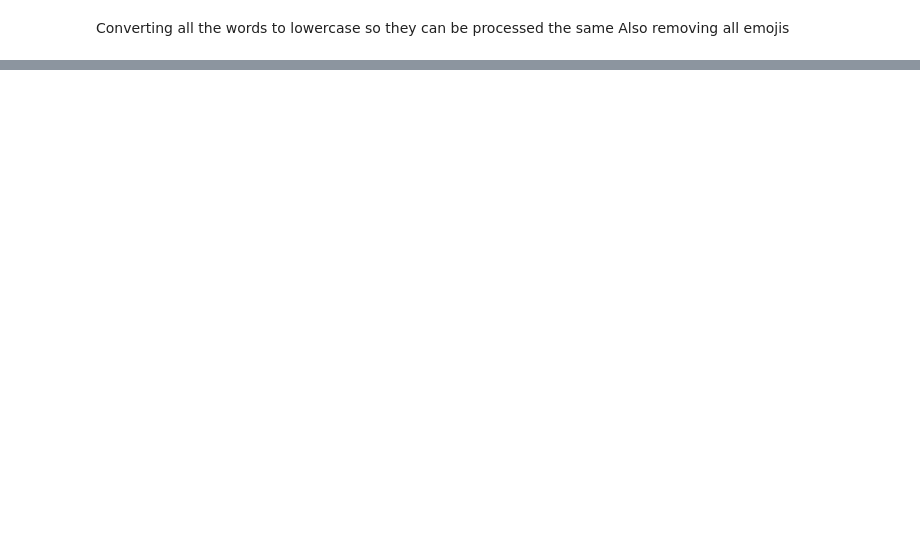
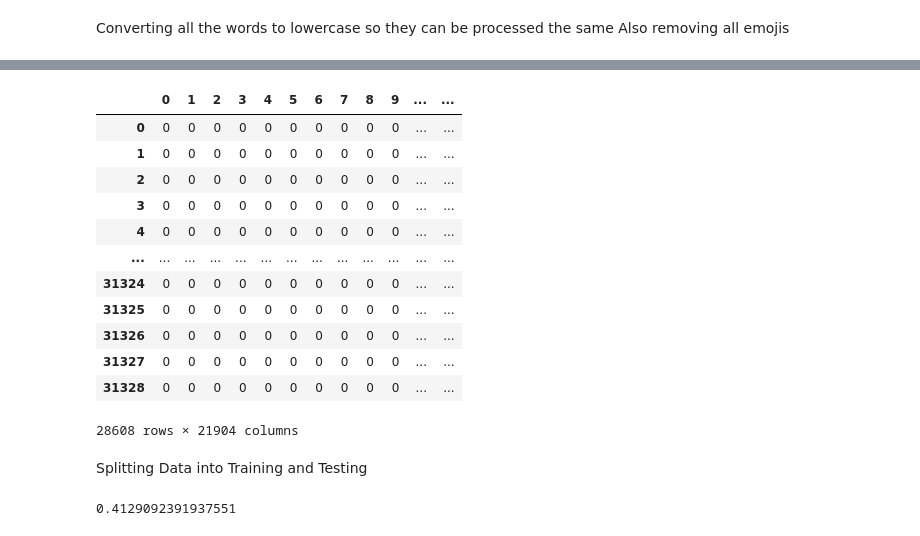
Before and after one commit to Jdka1/Amazon-Sentiment-Analysis, a Jupyter notebook: main.ipynb, the cells around one changed output, grey strips where cells are left out. Drawn from its saved outputs; the diff is of its cells as text; code cells hidden in the pictures; blank space fills up the shorter version.

```diff
--- a/main.ipynb
+++ b/main.ipynb
@@ -131,0 +156,3 @@ demoji.findall(''.join(reviews_df['review'][:100000]))
+# %%
+reviews_df = reviews_df.loc[reviews_df['rating'] != 3]
+reviews_df
@@ -131,0 +175,4 @@ demoji.findall(''.join(reviews_df['review'][:100000]))
+# %%
+reviews_df['sentiment'] = list(map(lambda x: 0 if (x < 3) else 1, reviews_df['rating']))
+reviews_df = reviews_df.drop(['rating'], axis=1)
+reviews_df
@@ -131,0 +198,25 @@ demoji.findall(''.join(reviews_df['review'][:100000]))
+# %%
+from sklearn.feature_extraction.text import CountVectorizer
+
+vectorizer = CountVectorizer()
+X = vectorizer.fit_transform(reviews_df['review'])
+ml_df = pd.DataFrame(X.toarray())
+ml_df['sentiment'] = reviews_df['sentiment']
+ml_df = ml_df.dropna()
+ml_df
+# %% [output]
+|  | 0 | 1 | 2 | 3 | 4 | 5 | 6 | 7 | 8 | 9 | ... | ... |
+| 0 | 0 | 0 | 0 | 0 | 0 | 0 | 0 | 0 | 0 | 0 | ... | ... |
+| 1 | 0 | 0 | 0 | 0 | 0 | 0 | 0 | 0 | 0 | 0 | ... | ... |
+| 2 | 0 | 0 | 0 | 0 | 0 | 0 | 0 | 0 | 0 | 0 | ... | ... |
+| 3 | 0 | 0 | 0 | 0 | 0 | 0 | 0 | 0 | 0 | 0 | ... | ... |
+| 4 | 0 | 0 | 0 | 0 | 0 | 0 | 0 | 0 | 0 | 0 | ... | ... |
+| ... | ... | ... | ... | ... | ... | ... | ... | ... | ... | ... | ... | ... |
+| 31324 | 0 | 0 | 0 | 0 | 0 | 0 | 0 | 0 | 0 | 0 | ... | ... |
+| 31325 | 0 | 0 | 0 | 0 | 0 | 0 | 0 | 0 | 0 | 0 | ... | ... |
+| 31326 | 0 | 0 | 0 | 0 | 0 | 0 | 0 | 0 | 0 | 0 | ... | ... |
+| 31327 | 0 | 0 | 0 | 0 | 0 | 0 | 0 | 0 | 0 | 0 | ... | ... |
+| 31328 | 0 | 0 | 0 | 0 | 0 | 0 | 0 | 0 | 0 | 0 | ... | ... |
+28608 rows × 21904 columns
+# %% [markdown]
+Splitting Data into Training and Testing
@@ -131,0 +235,5 @@ demoji.findall(''.join(reviews_df['review'][:100000]))
+# %%
+y_pred = gnb.predict(X_test)
+# print((y_test != y_pred).sum()/X_test.shape[0])
+# %% [output]
+0.4129092391937551
```
Also changed, not shown: parts of 10 cells of this notebook.
